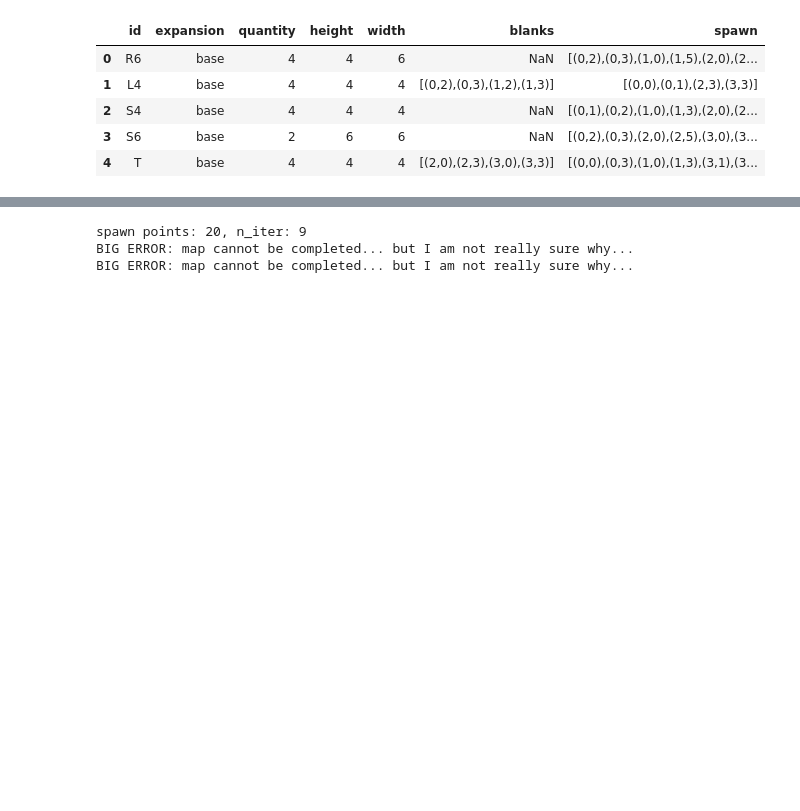
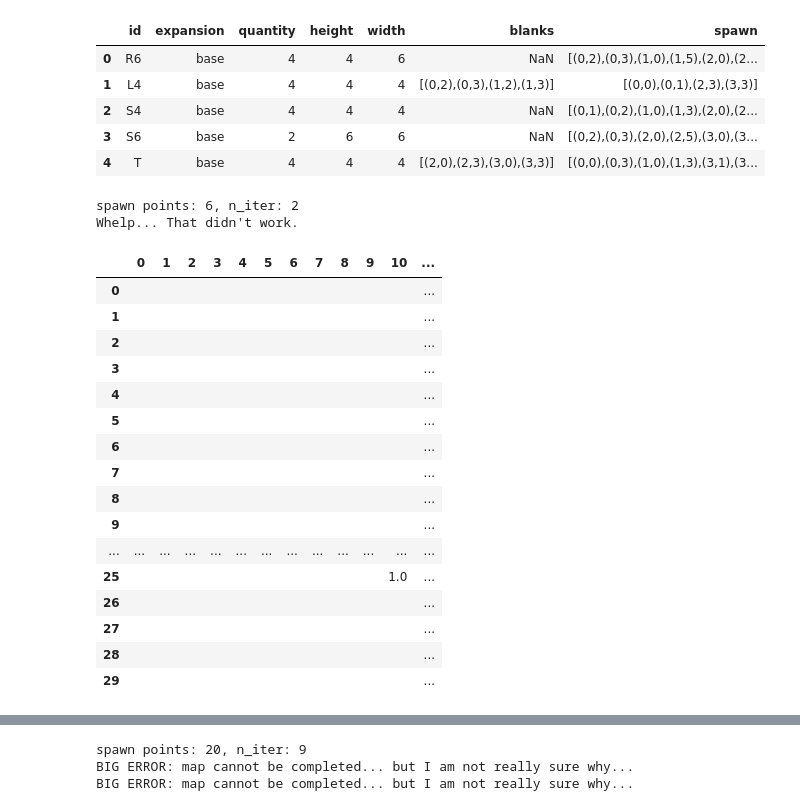
Before and after one commit to KevinCarr42/Descent_AI, a Jupyter notebook: DescentMapGenerator.ipynb, the cells around one changed output, grey strips where cells are left out. Saved outputs shown, nothing was run; the diff lists cells and outputs as text; code cells hidden in the pictures; blank space fills up the shorter version.

```diff
--- a/DescentMapGenerator.ipynb
+++ b/DescentMapGenerator.ipynb
@@ -755,3 +772,25 @@ class DescentMap:
         pass
 # %%
 main = DescentMap()
+# %%
+main.create_map()
+# %% [output]
+spawn points: 6, n_iter: 2
+Whelp... That didn't work.
+|  | 0 | 1 | 2 | 3 | 4 | 5 | 6 | 7 | 8 | 9 | 10 | ... |
+| 0 |  |  |  |  |  |  |  |  |  |  |  | ... |
+| 1 |  |  |  |  |  |  |  |  |  |  |  | ... |
+| 2 |  |  |  |  |  |  |  |  |  |  |  | ... |
+| 3 |  |  |  |  |  |  |  |  |  |  |  | ... |
+| 4 |  |  |  |  |  |  |  |  |  |  |  | ... |
+| 5 |  |  |  |  |  |  |  |  |  |  |  | ... |
+| 6 |  |  |  |  |  |  |  |  |  |  |  | ... |
+| 7 |  |  |  |  |  |  |  |  |  |  |  | ... |
+| 8 |  |  |  |  |  |  |  |  |  |  |  | ... |
+| 9 |  |  |  |  |  |  |  |  |  |  |  | ... |
+| ... | ... | ... | ... | ... | ... | ... | ... | ... | ... | ... | ... | ... |
+| 25 |  |  |  |  |  |  |  |  |  |  | 1.0 | ... |
+| 26 |  |  |  |  |  |  |  |  |  |  |  | ... |
+| 27 |  |  |  |  |  |  |  |  |  |  |  | ... |
+| 28 |  |  |  |  |  |  |  |  |  |  |  | ... |
+| 29 |  |  |  |  |  |  |  |  |  |  |  | ... |
```
Also changed, not shown: parts of 7 cells of this notebook.
